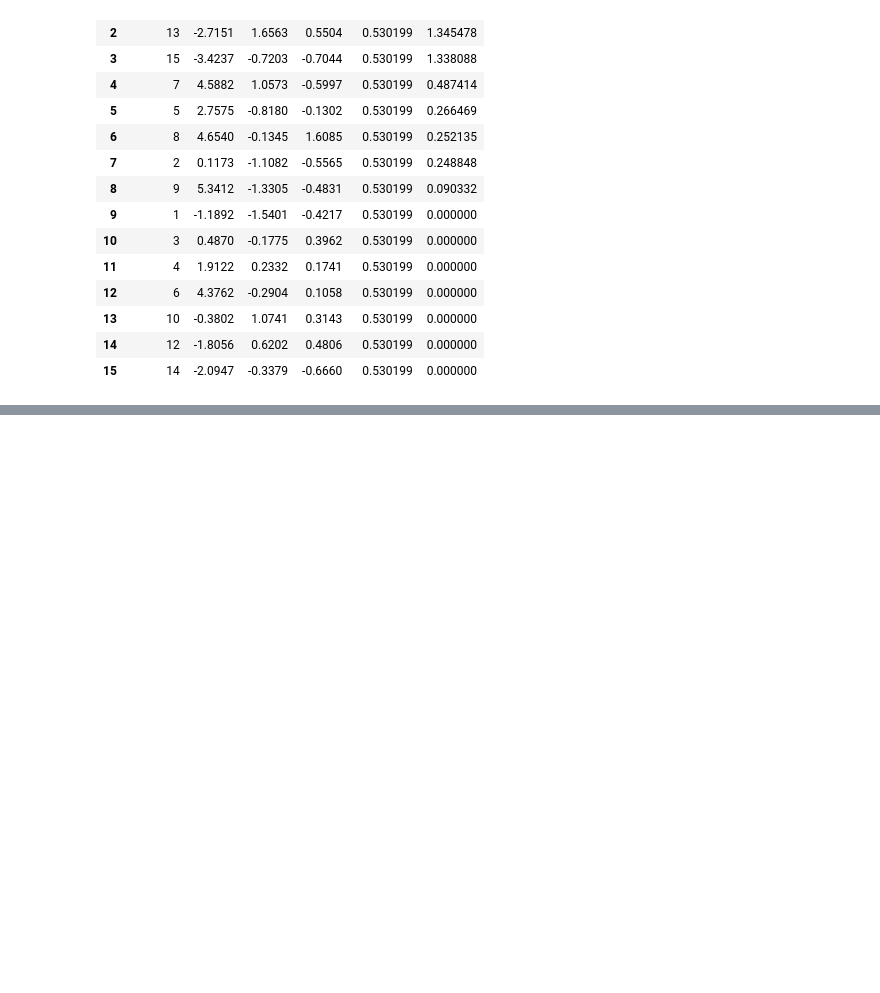
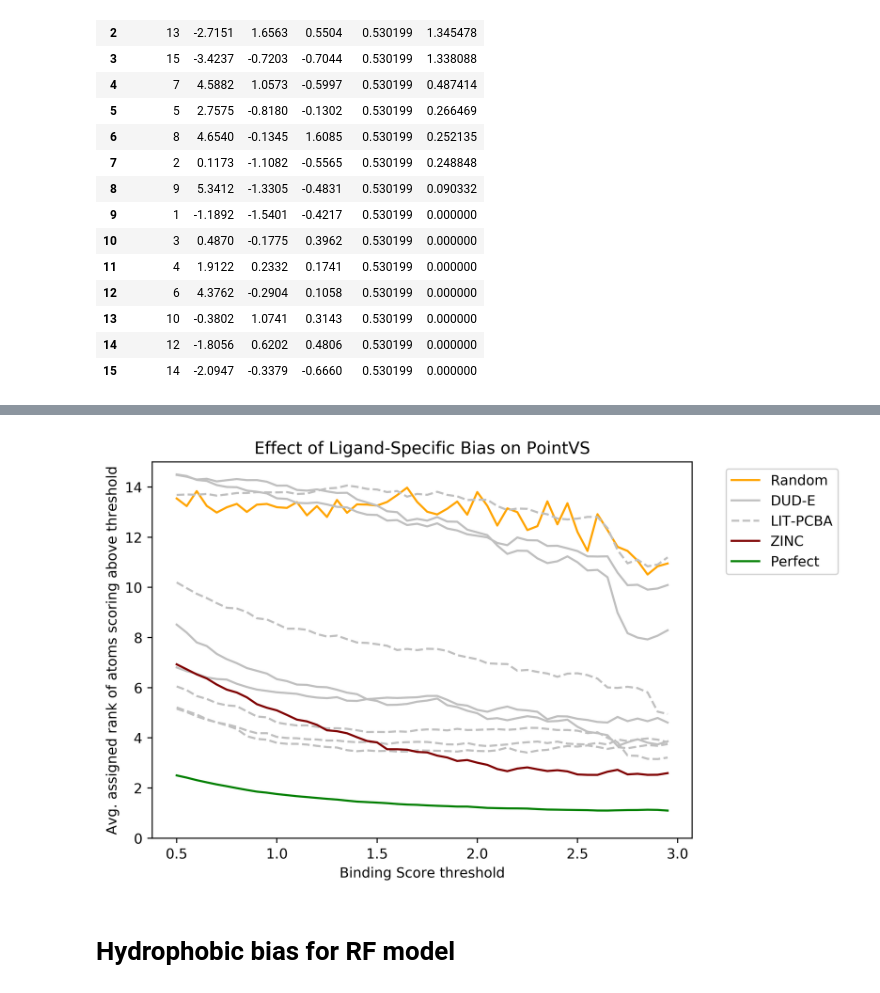
Before and after one commit to tomhadfield95/synthVS, a Jupyter notebook: analysis/Compare Hydrophobic Attribution for EGNN and RF.ipynb, the cells around one changed output, grey strips where cells are left out. Saved outputs shown, nothing was run; the diff lists cells and outputs as text; code cells hidden in the pictures; blank space fills up the shorter version.

```diff
--- a/analysis/Compare Hydrophobic Attribution for EGNN and RF.ipynb
+++ b/analysis/Compare Hydrophobic Attribution for EGNN and RF.ipynb
@@ -215,0 +255,8 @@ rf_pdbbind_dfs['25'][0].sort_values('binding', ascending = False).reset_index(dr
+# %%
+biased_dfs = {}
+import glob
+target_directories = glob.glob('/data/hookbill/hadfield/syntheticVS/data/EGNN_attribution_dfs/biased_attribution_performance/*')
+targets = [x.split('/')[-1] for x in target_directories]
+
+for target in targets:
+    biased_dfs[target] = load_yaml(f'/data/hookbill/hadfield/syntheticVS/data/EGNN_attribution_dfs/biased_attribution_performance/{target}/attribution_df_CAM.yaml')
@@ -215,0 +283,10 @@ rf_pdbbind_dfs['25'][0].sort_values('binding', ascending = False).reset_index(dr
+# %%
+#avg_rank_stat_pdbbind_egnn = get_high_rank_sum_stat(list(egnn_pdbbind_dfs.values()), np.arange(0.5, 3, 0.05))
+#avg_rank_stat_pdbbind_rf = get_high_rank_sum_stat(rf_pdbbind_dfs, np.arange(0.5, 3, 0.05))
+
+avg_rank_stat_pdbbind_egnn_biased = {}
+
+
+for target in targets:
+    print(target)
+    avg_rank_stat_pdbbind_egnn_biased[target] = get_high_rank_sum_stat(list(biased_dfs[target].values()), np.arange(0.5, 3, 0.05))
@@ -215,0 +303,58 @@ rf_pdbbind_dfs['25'][0].sort_values('binding', ascending = False).reset_index(dr
+# %%
+import matplotlib as mpl
+c = np.arange(1, len(avg_rank_stat_pdbbind_rf.keys()) + 4)
+
+norm = mpl.colors.Normalize(vmin=c.min(), vmax=c.max())
+cmap = mpl.cm.ScalarMappable(norm=norm, cmap=mpl.cm.Blues)
+cmap.set_array([])
+
+
+plt.figure(figsize = (7,5), dpi=500)
+
+#plt.plot(np.arange(0.5, 3, 0.05), avg_rank_stat_pdbbind_egnn_200k, label = 'egnn_200k')
+
+#plt.plot(np.arange(0.5, 3, 0.05), avg_rank_stat_pdbbind_rf, label = 'rf')
+
+
+plt.plot(np.arange(0.5, 3, 0.05), avg_rank_stat_pdbbind_egnn_baseline, label = 'Random', color = 'orange')
+
+
+#for i, pc in enumerate(avg_rank_stat_pdbbind_rf.keys()):
+#    print(i, pc, i + 4)
+#    plt.plot(np.arange(0.5, 3, 0.05), avg_rank_stat_pdbbind_rf[pc], label = f'rf_plec_{pc}', color=cmap.to_rgba(i + 4))
+
+first_dude = True
+first_lit = True
+
+for i, target in enumerate(sorted(avg_rank_stat_pdbbind_egnn_biased.keys())):
+    print(i, target, i + 4)
+    #plt.plot(np.arange(0.5, 3, 0.05), avg_rank_stat_pdbbind_egnn_biased[target], label = f'{target}', color=cmap.to_rgba(i + 4))
+    if 'DUDE' in target:
+        if first_dude:
+            plt.plot(np.arange(0.5, 3, 0.05), avg_rank_stat_pdbbind_egnn_biased[target], label = f'DUD-E', color="silver")
+            first_dude = False
+        else:
+            plt.plot(np.arange(0.5, 3, 0.05), avg_rank_stat_pdbbind_egnn_biased[target], color="silver")
+
+
+    if 'LIT' in target:
+        if first_lit:
+            plt.plot(np.arange(0.5, 3, 0.05), avg_rank_stat_pdbbind_egnn_biased[target], label = f'LIT-PCBA', color="silver", linestyle = 'dashed')
+            first_lit = False
+        else:
+            plt.plot(np.arange(0.5, 3, 0.05), avg_rank_stat_pdbbind_egnn_biased[target], color="silver", linestyle = 'dashed')
+
+
+plt.plot(np.arange(0.5, 3, 0.05), avg_rank_stat_pdbbind_egnn, label = 'ZINC', color = 'maroon')
+plt.plot(np.arange(0.5, 3, 0.05), avg_rank_stat_pdbbind_egnn_best, label = 'Perfect', color = 'green')
+
+plt.ylim((0,15))
+plt.xlabel('Binding Score threshold')
+plt.ylabel('Avg. assigned rank of atoms scoring above threshold')
+#plt.legend()
+plt.legend(bbox_to_anchor=(1.05, 1))
+plt.title('Effect of Ligand-Specific Bias on PointVS')
+
+#plt.savefig('/data/hookbill/hadfield/syntheticVS/figures_for_paper/hydrophobic_attribution_2.png', bbox_inches='tight')
+plt.show()
+# %% [output]
@@ -215,0 +370,3 @@ rf_pdbbind_dfs['25'][0].sort_values('binding', ascending = False).reset_index(dr
+[figure, added]
+# %% [markdown]
+# Hydrophobic bias for RF model
```
Also changed, not shown: parts of 17 cells of this notebook, 24 other files.
